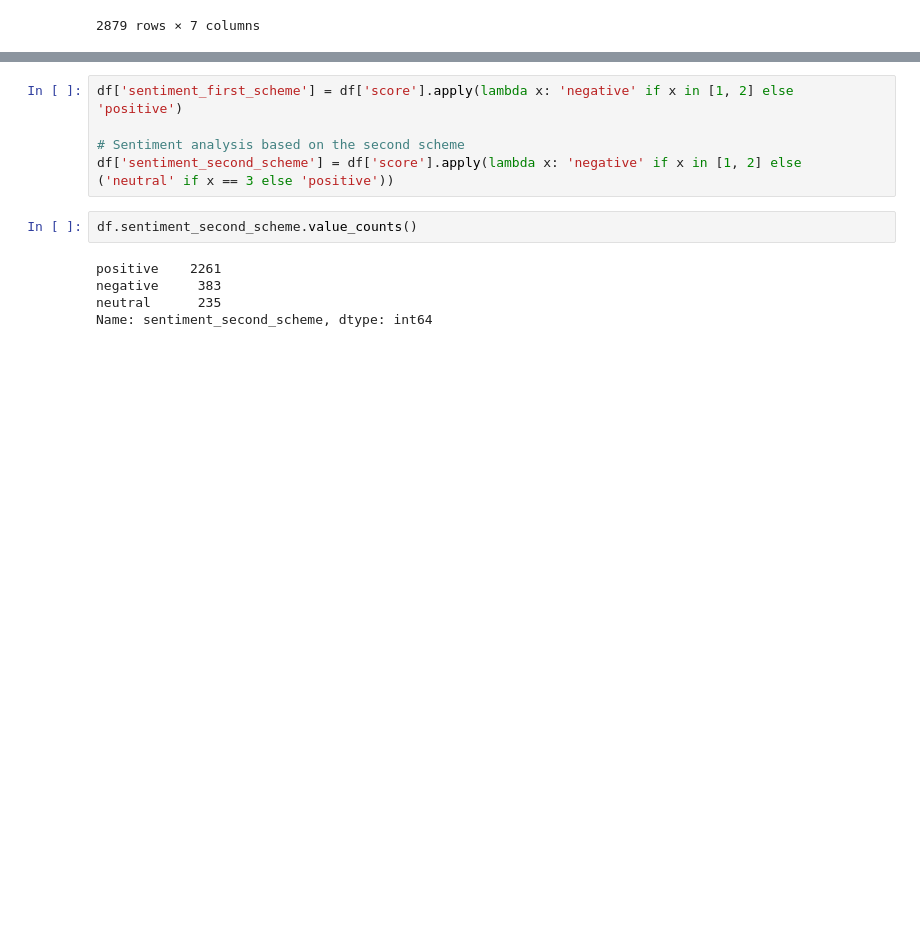
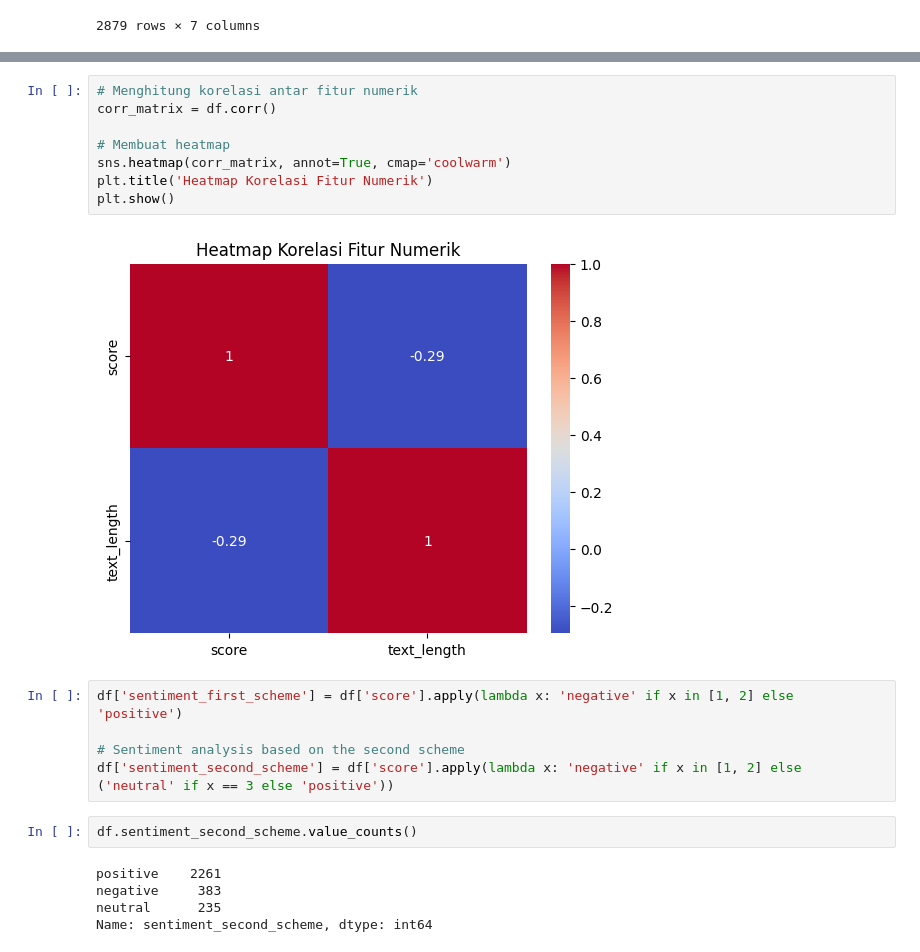
Before and after one commit to MuzniZakiRiyadi/Cadangan, a Jupyter notebook: TEXT_ANALYSIS_MUZNI_ZAKI_RIYADI_2008108010027.ipynb, the cells around one changed output, grey strips where cells are left out. Cells and saved outputs as stored; diff of their text form; blank space fills up the shorter version.

```diff
--- a/TEXT_ANALYSIS_MUZNI_ZAKI_RIYADI_2008108010027.ipynb
+++ b/TEXT_ANALYSIS_MUZNI_ZAKI_RIYADI_2008108010027.ipynb
@@ -208,3 +246,13 @@ df
+# %%
+# Menghitung korelasi antar fitur numerik
+corr_matrix = df.corr()
+
+# Membuat heatmap
+sns.heatmap(corr_matrix, annot=True, cmap='coolwarm')
+plt.title('Heatmap Korelasi Fitur Numerik')
+plt.show()
+# %% [output]
+[figure, added]
 # %%
 df['sentiment_first_scheme'] = df['score'].apply(lambda x: 'negative' if x in [1, 2] else 'positive')
 
```
Also changed, not shown: parts of 10 cells of this notebook.
